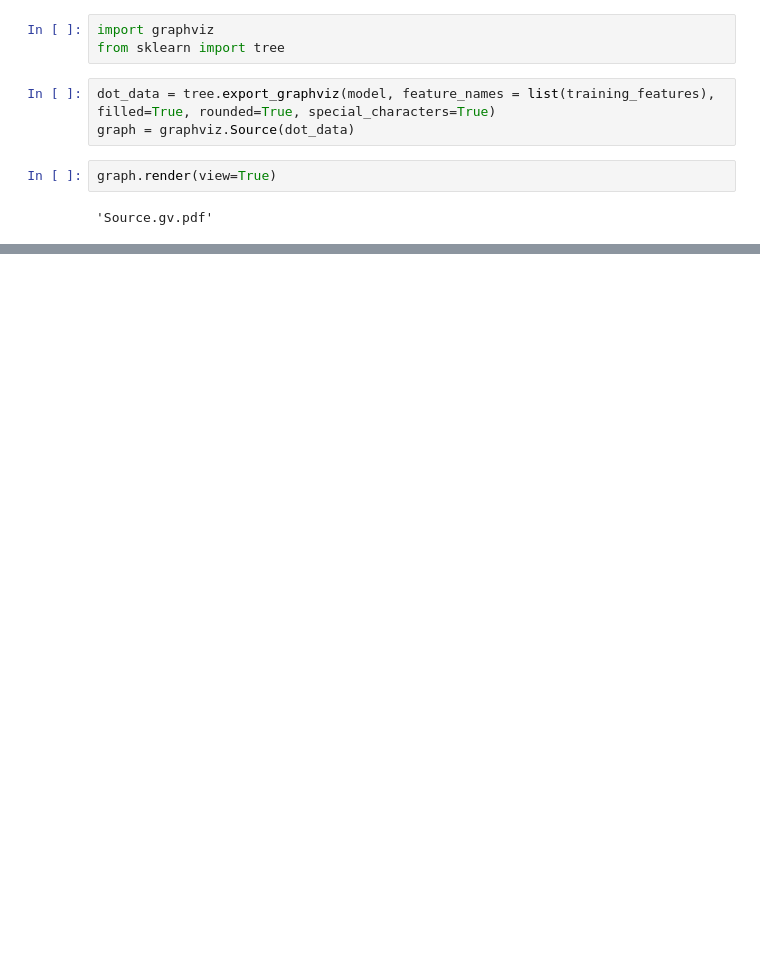
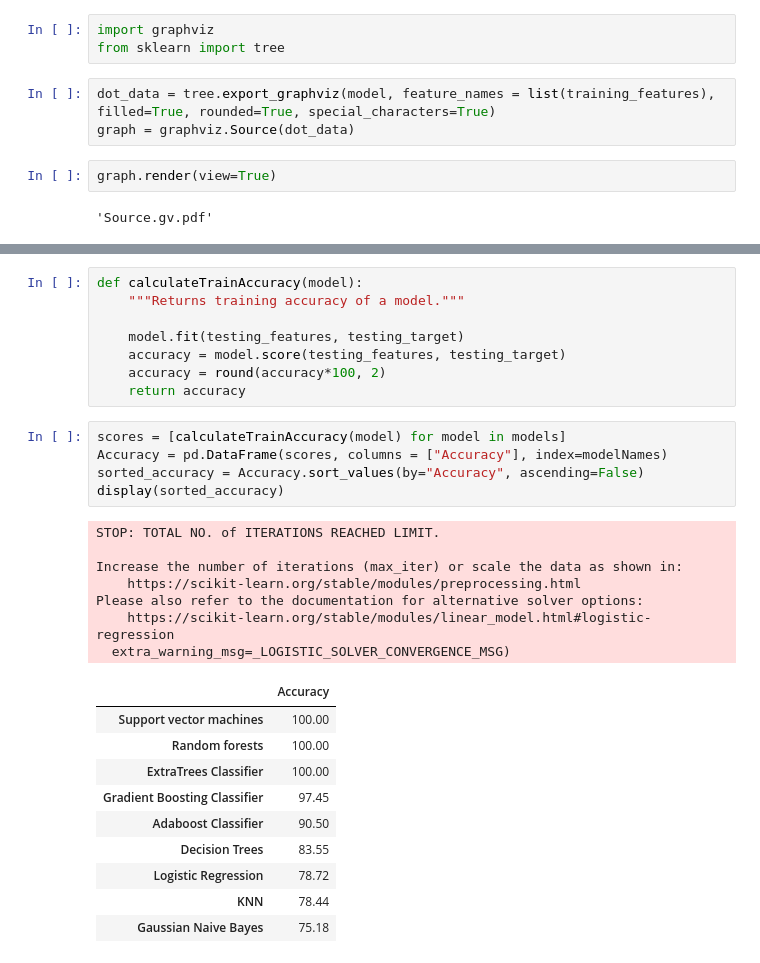
Before and after one commit to lucienwalewski/cse204project, a Jupyter notebook: src/prediction.ipynb, the cells around one changed output, grey strips where cells are left out. Saved outputs shown, nothing was run; the diff lists cells and outputs as text; blank space fills up the shorter version.

```diff
--- a/src/prediction.ipynb
+++ b/src/prediction.ipynb
@@ -108,0 +157,31 @@ graph.render(view=True)
+# %%
+def calculateTrainAccuracy(model):
+    """Returns training accuracy of a model."""
+
+    model.fit(testing_features, testing_target)
+    accuracy = model.score(testing_features, testing_target)
+    accuracy = round(accuracy*100, 2)
+    return accuracy
+# %%
+scores = [calculateTrainAccuracy(model) for model in models]
+Accuracy = pd.DataFrame(scores, columns = ["Accuracy"], index=modelNames)
+sorted_accuracy = Accuracy.sort_values(by="Accuracy", ascending=False)
+display(sorted_accuracy)
+# %% [output]
+STOP: TOTAL NO. of ITERATIONS REACHED LIMIT.
+
+Increase the number of iterations (max_iter) or scale the data as shown in:
+    https://scikit-learn.org/stable/modules/preprocessing.html
+Please also refer to the documentation for alternative solver options:
+    https://scikit-learn.org/stable/modules/linear_model.html#logistic-regression
+  extra_warning_msg=_LOGISTIC_SOLVER_CONVERGENCE_MSG)
+|  | Accuracy |
+| Support vector machines | 100.00 |
+| Random forests | 100.00 |
+| ExtraTrees Classifier | 100.00 |
+| Gradient Boosting Classifier | 97.45 |
+| Adaboost Classifier | 90.50 |
+| Decision Trees | 83.55 |
+| Logistic Regression | 78.72 |
+| KNN | 78.44 |
+| Gaussian Naive Bayes | 75.18 |
```
Also changed, not shown: parts of 24 cells of this notebook.
